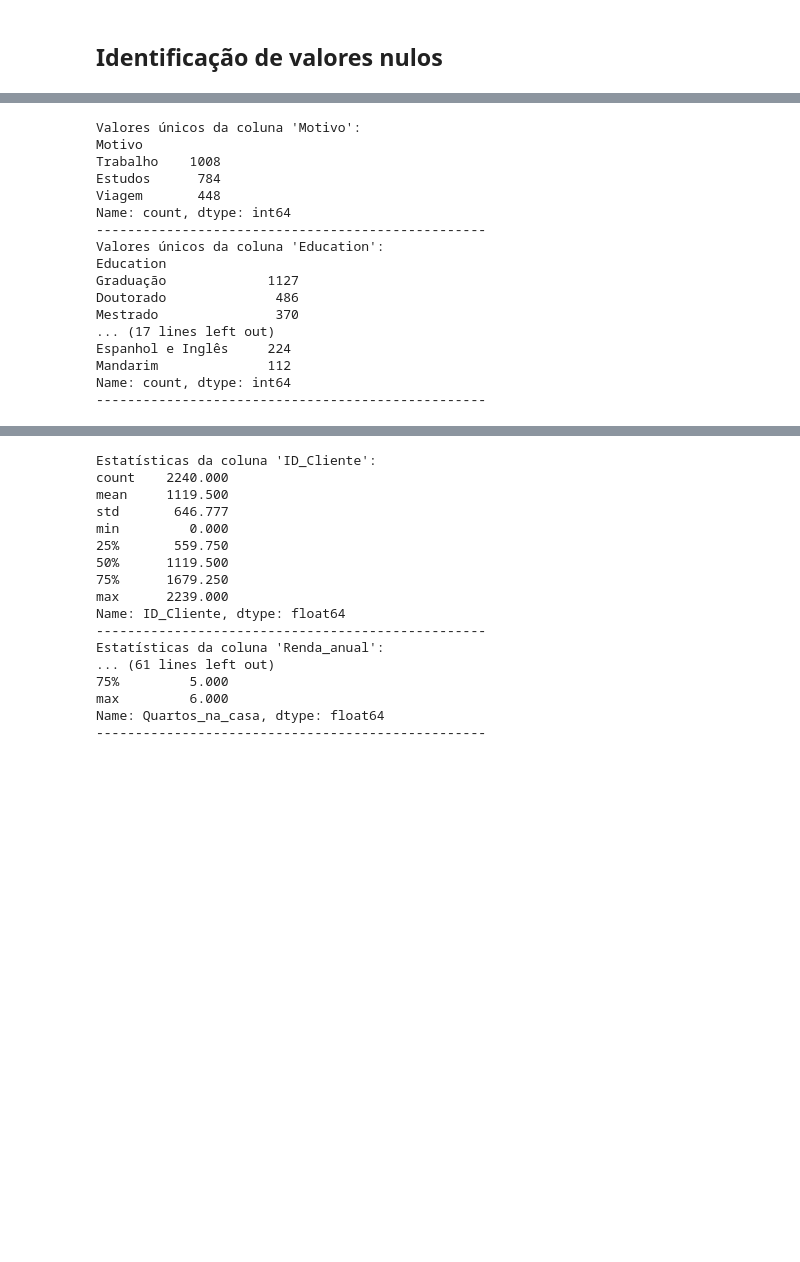
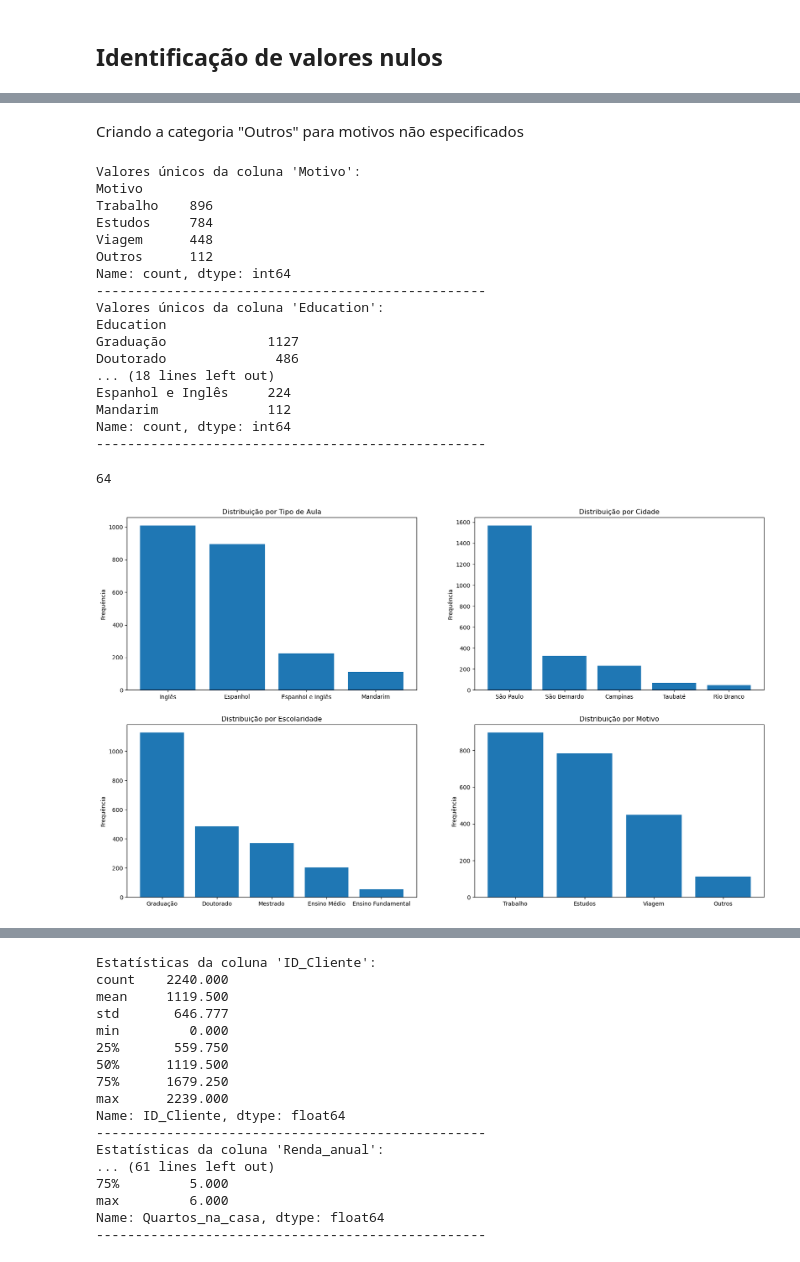
Before and after one commit to PedroMRegis/dados_case1, a Jupyter notebook: analise_LinguaLab/dados.ipynb, the cells around one changed output, grey strips where cells are left out. Saved outputs shown, nothing was run; the diff lists cells and outputs as text; code cells hidden in the pictures; blank space fills up the shorter version.

```diff
--- a/analise_LinguaLab/dados.ipynb
+++ b/analise_LinguaLab/dados.ipynb
@@ -88,6 +110,8 @@ df_LinguaLab[colunas_categoricas] = df_LinguaLab[colunas_categoricas].astype('ca
 Transforma as categorias de objetos em numéricos, além de converter valores inválidos em NaN
 # %%
 df_LinguaLab[colunas_numericas] = df_LinguaLab[colunas_numericas].apply(pd.to_numeric, errors='coerce')
+# %%
+df_LinguaLab["Idade"] = 2025 - df_LinguaLab["Ano_de_nascimento"]
 # %%
 df_LinguaLab.info()
 # %% [output]
@@ -174,7 +181,10 @@ df_LinguaLab["Aulas"] = df_LinguaLab["Aulas"].replace({
+# %% [markdown]
+Criando a categoria "Outros" para motivos não especificados
 # %%
-moda = df_LinguaLab["Motivo"].mode(dropna=True)[0]
+if "Outros" not in df_LinguaLab["Motivo"].cat.categories:
+    df_LinguaLab["Motivo"] = df_LinguaLab["Motivo"].cat.add_categories(["Outros"])
 
-df_LinguaLab["Motivo"] = df_LinguaLab["Motivo"].fillna(moda)
+df_LinguaLab["Motivo"] = df_LinguaLab["Motivo"].fillna("Outros")
 # %%
 for coluna in df_LinguaLab.select_dtypes(include="category").columns:
     print(f"Valores únicos da coluna '{coluna}':")
@@ -183,18 +193,56 @@ for coluna in df_LinguaLab.select_dtypes(include="category").columns:
 # %% [output]
 Valores únicos da coluna 'Motivo':
 Motivo
-Trabalho    1008
-Estudos      784
-Viagem       448
+Trabalho    896
+Estudos     784
+Viagem      448
+Outros      112
 Name: count, dtype: int64
 --------------------------------------------------
 Valores únicos da coluna 'Education':
 Education
 Graduação             1127
 Doutorado              486
-Mestrado               370
-... (17 lines left out)
+... (18 lines left out)
 Espanhol e Inglês     224
 Mandarim              112
 Name: count, dtype: int64
 --------------------------------------------------
+# %%
+fundamental = df_LinguaLab.loc[df_LinguaLab["Education"] == "Mestrado"]
+
+fundamental['Renda_anual'].isnull().sum()
+# %% [output]
+64
+# %%
+plt.figure(figsize=(20, 12))
+
+
+plt.subplot(2, 2, 1)
+counts = df_LinguaLab['Aulas'].value_counts()
+plt.bar(counts.index, counts.values)
+plt.title('Distribuição por Tipo de Aula')
+plt.ylabel('Frequência')
+
+plt.subplot(2, 2, 2)
+counts = df_LinguaLab['Cidade'].value_counts()
+plt.bar(counts.index, counts.values)
+plt.title('Distribuição por Cidade')
+plt.ylabel('Frequência')
+
+plt.subplot(2, 2, 3)
+counts = df_LinguaLab['Education'].value_counts()
+plt.bar(counts.index, counts.values)
+plt.title('Distribuição por Escolaridade')
+plt.ylabel('Frequência')
+
+plt.subplot(2, 2, 4)
+counts = df_LinguaLab['Motivo'].value_counts()
+plt.bar(counts.index, counts.values)
+plt.title('Distribuição por Motivo')
+plt.ylabel('Frequência')
+
+
+plt.show()
+# %% [output]
+[figure, added]
```
Also changed, not shown: parts of 59 cells of this notebook.
